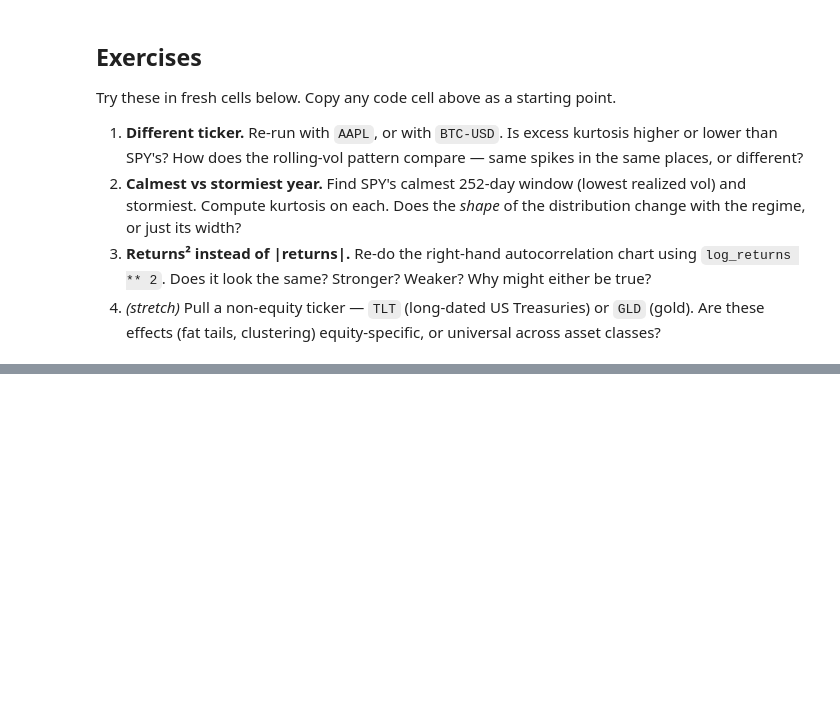
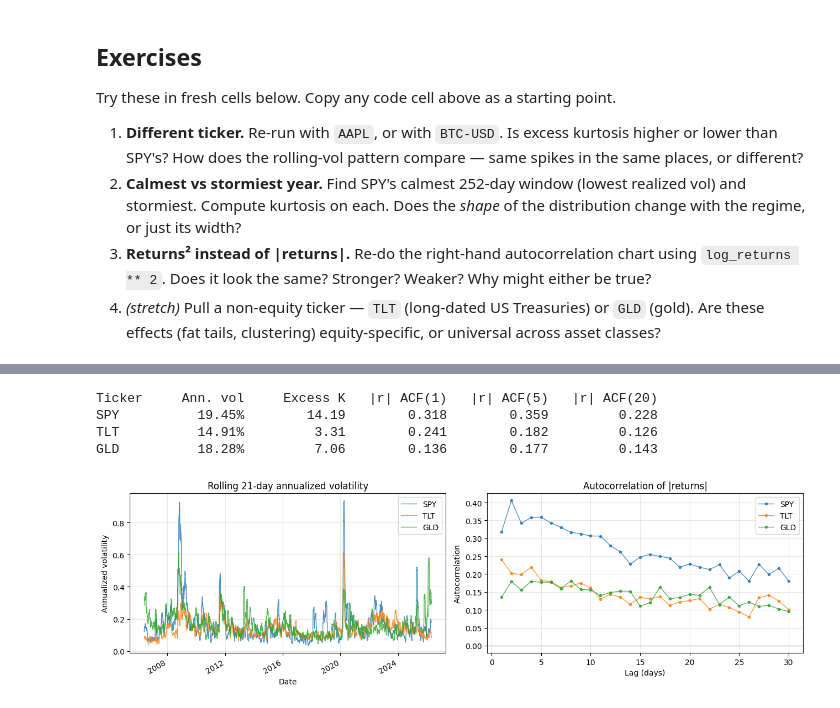
Before and after one commit to MichaelHelmers/quantitative-analysis, a Jupyter notebook: 02-risk/lesson.ipynb, the cells around one changed output, grey strips where cells are left out. Saved outputs shown, nothing was run; the diff lists cells and outputs as text; code cells hidden in the pictures; blank space fills up the shorter version.

```diff
--- a/02-risk/lesson.ipynb
+++ b/02-risk/lesson.ipynb
@@ -307,0 +421,44 @@ Try these in fresh cells below. Copy any code cell above as a starting point.
+# %%
+non_equity_tickers = ["TLT", "GLD"]
+results = {"SPY": log_returns}
+
+for t in non_equity_tickers:
+    d = yf.download(t, period="20y", progress=False)
+    p = d["Close"].squeeze()
+    results[t] = np.log(p / p.shift(1)).dropna()
+
+print(f"{'Ticker':<8} {'Ann. vol':>10} {'Excess K':>12} {'|r| ACF(1)':>12} {'|r| ACF(5)':>12} {'|r| ACF(20)':>13}")
+for name, r in results.items():
+    ann_vol = r.std() * np.sqrt(252)
+    exk = stats.kurtosis(r, fisher=True, bias=False)
+    abs_r = r.abs()
+    print(f"{name:<8} {ann_vol:>10.2%} {exk:>12.2f} {abs_r.autocorr(1):>12.3f} {abs_r.autocorr(5):>12.3f} {abs_r.autocorr(20):>13.3f}")
+
+fig, axes = plt.subplots(1, 2, figsize=(13, 4))
+
+for name, r in results.items():
+    (r.rolling(21).std() * np.sqrt(252)).plot(ax=axes[0], lw=1, label=name, alpha=0.8)
+axes[0].set_title("Rolling 21-day annualized volatility")
+axes[0].set_ylabel("Annualized volatility")
+axes[0].legend()
+axes[0].grid(alpha=0.3)
+
+lags_x = list(range(1, 31))
+for name, r in results.items():
+    abs_r = r.abs()
+    axes[1].plot(lags_x, [abs_r.autocorr(k) for k in lags_x], marker="o", ms=3, lw=1, label=name, alpha=0.8)
+axes[1].axhline(0, color="black", lw=0.5)
+axes[1].set_title("Autocorrelation of |returns|")
+axes[1].set_xlabel("Lag (days)")
+axes[1].set_ylabel("Autocorrelation")
+axes[1].legend()
+axes[1].grid(alpha=0.3)
+
+plt.tight_layout()
+plt.show()
+# %% [output]
+Ticker     Ann. vol     Excess K   |r| ACF(1)   |r| ACF(5)   |r| ACF(20)
+SPY          19.45%        14.19        0.318        0.359         0.228
+TLT          14.91%         3.31        0.241        0.182         0.126
+GLD          18.28%         7.06        0.136        0.177         0.143
+[figure, added]
```
Also changed, not shown: parts of 7 cells of this notebook.
